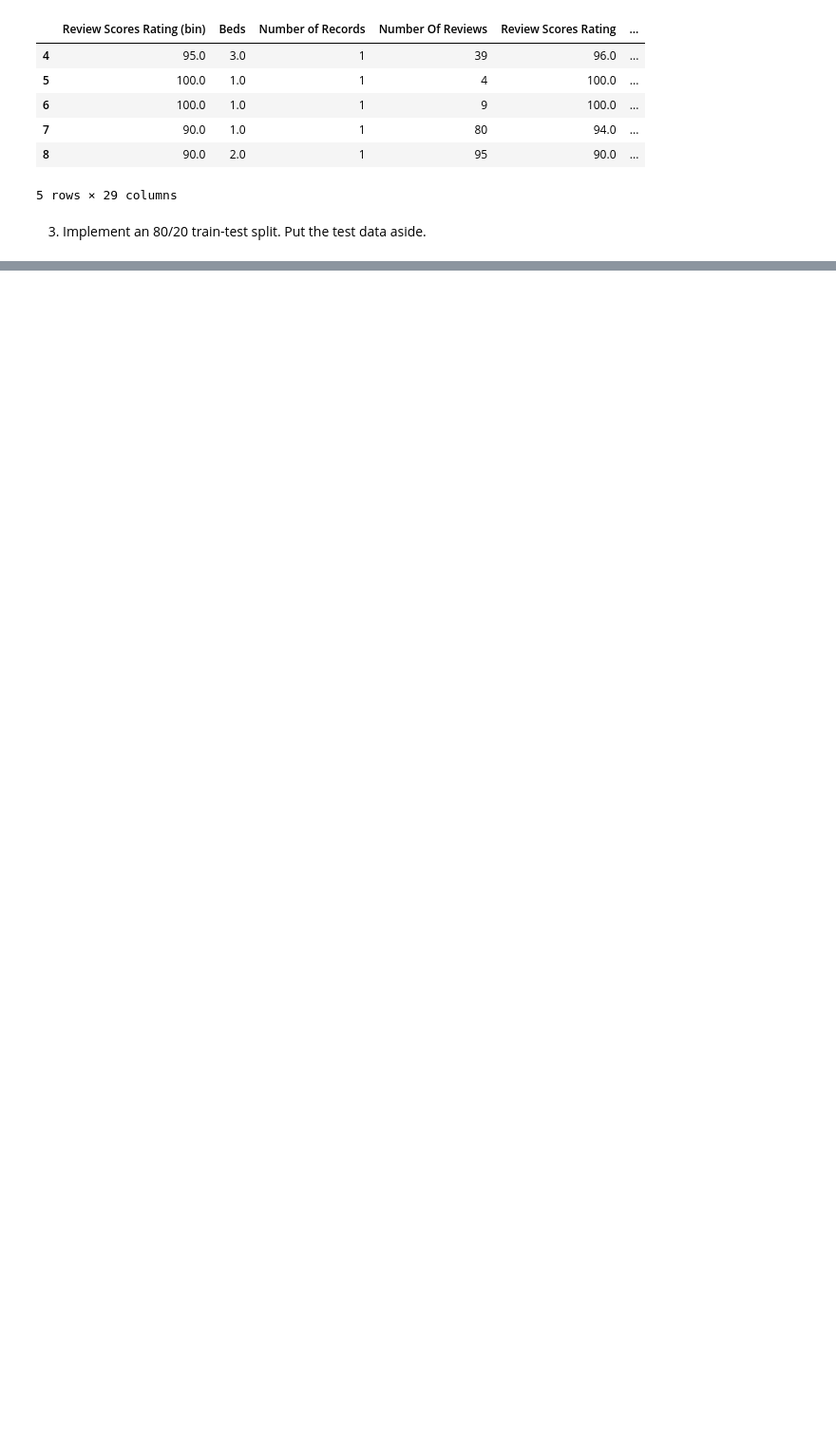
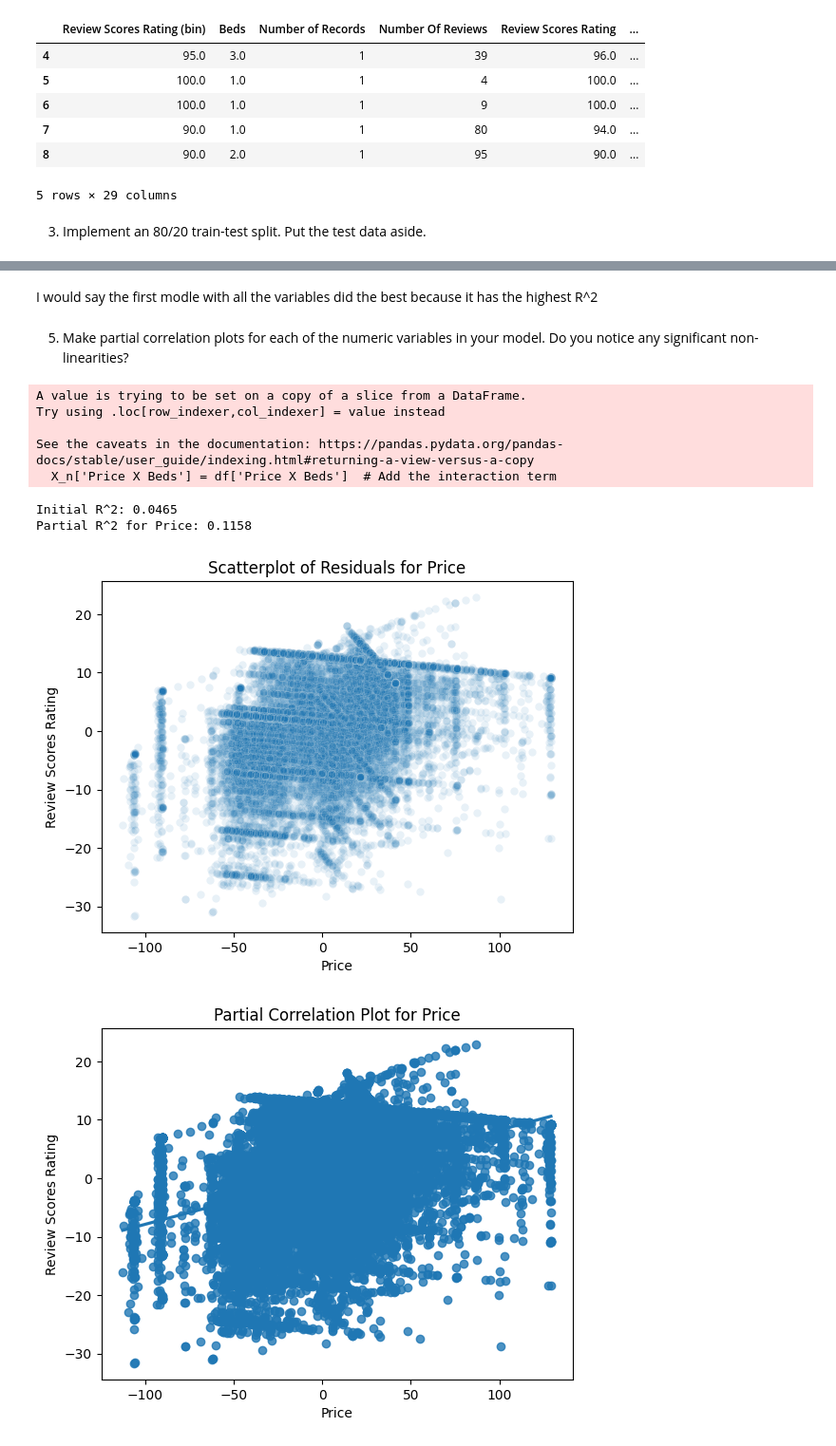
Before and after one commit to KaranRawatUVA/linearModels, a Jupyter notebook: lab/lab_notebook_applied.ipynb, the cells around one changed output, grey strips where cells are left out. Shown at 95% size. Cells and saved outputs as stored; diff of their text form; code cells hidden in the pictures; blank space fills up the shorter version.

```diff
--- a/lab/lab_notebook_applied.ipynb
+++ b/lab/lab_notebook_applied.ipynb
@@ -234,0 +440,80 @@ X.head()
+# %% [markdown]
+I would say the first modle with all the variables did the best because it has the highest R^2
+# %% [markdown]
+5. Make partial correlation plots for each of the numeric variables in your model. Do you notice any significant non-linearities?
+# %%
+def winsorize(x):
+    # Convert from pd to np, if necessary:
+    if type(x) == 'pandas.core.series.Series':
+        x = x.to_numpy()
+    # Compute IQR and 25, 75 quantiles:
+    pct25, pct75 = np.percentile(x,[25,75])
+    iqr = pct75 - pct25
+    # Compute whiskers:
+    lower_whisker = pct25 - iqr*1.5
+    upper_whisker = pct75 + iqr*1.5
+    # Winsorize x:
+    x_winsor = np.copy(x)
+    x_winsor[ x < lower_whisker ] = lower_whisker
+    x_winsor[ x > upper_whisker ] = upper_whisker
+    return(x_winsor)
+# %%
+import pandas as pd
+import numpy as np
+from sklearn.linear_model import LinearRegression
+import seaborn as sns
+import matplotlib.pyplot as plt
+
+# used help of chat to get this
+
+
+df.loc[:, ['Price', 'Review Scores Rating', 'Beds', 'Number of Records', 'Number Of Reviews', 'Zipcode']] = \
+    df.loc[:, ['Price', 'Review Scores Rating', 'Beds', 'Number of Records', 'Number Of Reviews', 'Zipcode']].apply(winsorize)
+
+df['Price'] = pd.to_numeric(df['Price'], errors='coerce')
+
+df = df.dropna()
+
+y = df['Review Scores Rating']
+
+X_n = df[['Price', 'Beds', 'Number Of Reviews', 'Zipcode']]
+
+df['Price X Beds'] = df['Price'] * df['Beds']
+X_n['Price X Beds'] = df['Price X Beds']
+
+X = X_n
+
+reg = LinearRegression(fit_intercept=True).fit(X, y)
+print(f'Initial R^2: {reg.score(X, y):.4f}')
+
+var = 'Price'
+x_k = X[var]
+X_mk = X.drop(var, axis=1)
+
+reg_y = LinearRegression(fit_intercept=False).fit(X_mk, y)
+r_y = y - reg_y.predict(X_mk)
+
+reg_k = LinearRegression(fit_intercept=False).fit(X_mk, x_k)
+r_x = x_k - reg_k.predict(X_mk)
+
+reg = LinearRegression().fit(r_x.to_numpy().reshape(-1, 1), r_y.to_numpy())
+print(f'Partial R^2 for {var}: {reg.score(r_x.to_numpy().reshape(-1, 1), r_y.to_numpy()):.4f}')
+
+sns.scatterplot(y=r_y, x=r_x, alpha=0.1).set(title=f'Scatterplot of Residuals for {var}')
+plt.show()
+
+sns.regplot(y=r_y, x=r_x).set(title=f'Partial Correlation Plot for {var}')
+plt.show()
+
+sns.regplot(y=y, x=X[var]).set(title=f'Relationship between {var} and Review Scores Rating')
+plt.show()
+# %% [output]
+A value is trying to be set on a copy of a slice from a DataFrame.
+Try using .loc[row_indexer,col_indexer] = value instead
+
+See the caveats in the documentation: https://pandas.pydata.org/pandas-docs/stable/user_guide/indexing.html#returning-a-view-versus-a-copy
+  X_n['Price X Beds'] = df['Price X Beds']  # Add the interaction term
+Initial R^2: 0.0465
+Partial R^2 for Price: 0.1158
+[figure, added]
+[figure, added]
```
Also changed, not shown: parts of 9 cells of this notebook.
